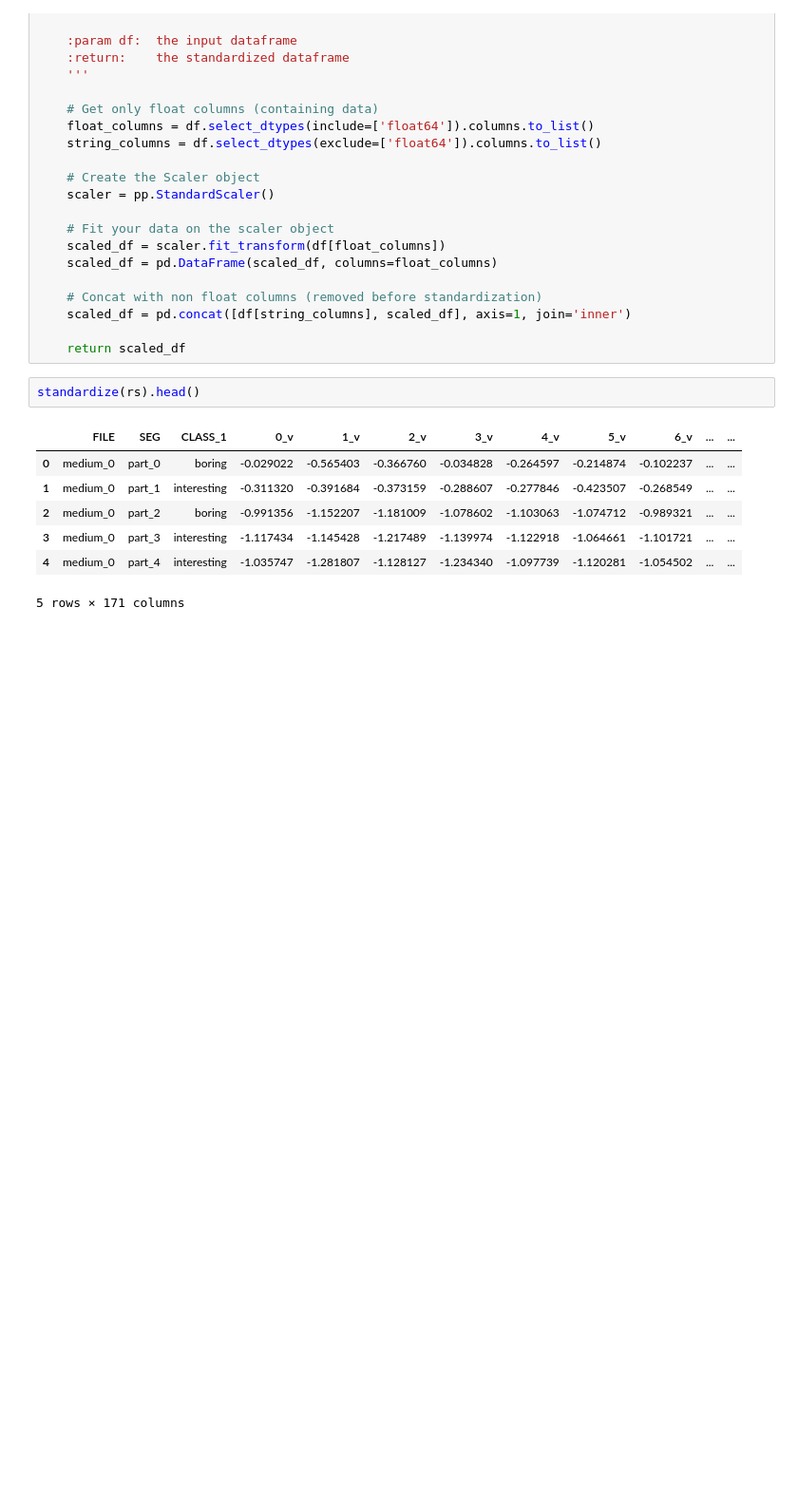
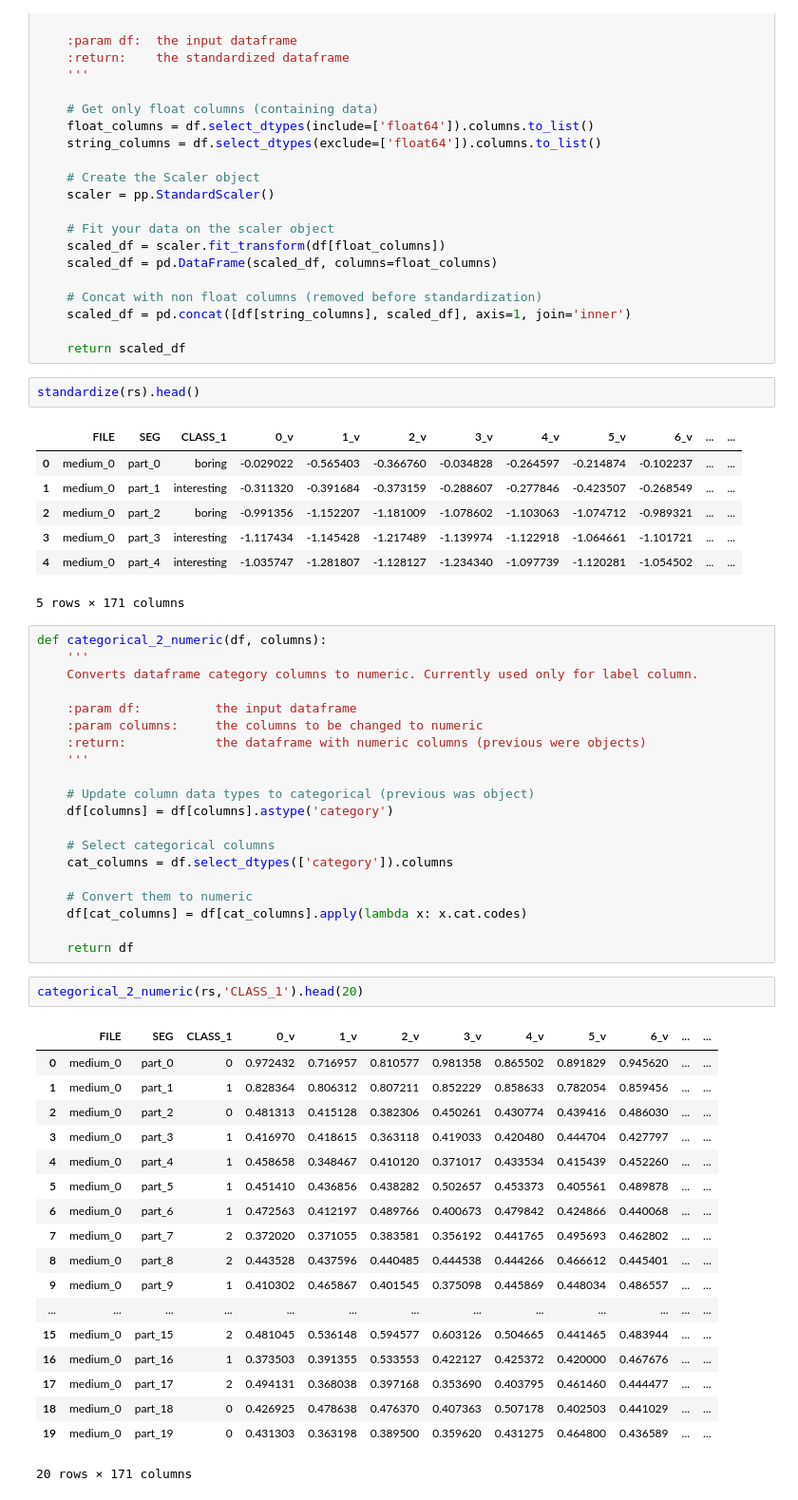
Before and after one commit to cjd1884/pyLectureMultiModalAnalysis, a Jupyter notebook: jupyter/Helpers.ipynb, the cells around one changed output. Shown at 95% size. Drawn from its saved outputs; the diff is of its cells as text; blank space fills up the shorter version.

```diff
--- a/jupyter/Helpers.ipynb
+++ b/jupyter/Helpers.ipynb
@@ -130,3 +130,44 @@ standardize(rs).head()
 | 3 | medium_0 | part_3 | interesting | -1.117434 | -1.145428 | -1.217489 | -1.139974 | -1.122918 | -1.064661 | -1.101721 | ... | ... |
 | 4 | medium_0 | part_4 | interesting | -1.035747 | -1.281807 | -1.128127 | -1.234340 | -1.097739 | -1.120281 | -1.054502 | ... | ... |
 5 rows × 171 columns
+# %%
+def categorical_2_numeric(df, columns):
+    '''
+    Converts dataframe category columns to numeric. Currently used only for label column.
+
+    :param df:          the input dataframe
+    :param columns:     the columns to be changed to numeric
+    :return:            the dataframe with numeric columns (previous were objects)
+    '''
+
+    # Update column data types to categorical (previous was object)
+    df[columns] = df[columns].astype('category')
+
+    # Select categorical columns
+    cat_columns = df.select_dtypes(['category']).columns
+
+    # Convert them to numeric
+    df[cat_columns] = df[cat_columns].apply(lambda x: x.cat.codes)
+
+    return df
+# %%
+categorical_2_numeric(rs,'CLASS_1').head(20)
+# %% [output]
+|  | FILE | SEG | CLASS_1 | 0_v | 1_v | 2_v | 3_v | 4_v | 5_v | 6_v | ... | ... |
+| 0 | medium_0 | part_0 | 0 | 0.972432 | 0.716957 | 0.810577 | 0.981358 | 0.865502 | 0.891829 | 0.945620 | ... | ... |
+| 1 | medium_0 | part_1 | 1 | 0.828364 | 0.806312 | 0.807211 | 0.852229 | 0.858633 | 0.782054 | 0.859456 | ... | ... |
+| 2 | medium_0 | part_2 | 0 | 0.481313 | 0.415128 | 0.382306 | 0.450261 | 0.430774 | 0.439416 | 0.486030 | ... | ... |
+| 3 | medium_0 | part_3 | 1 | 0.416970 | 0.418615 | 0.363118 | 0.419033 | 0.420480 | 0.444704 | 0.427797 | ... | ... |
+| 4 | medium_0 | part_4 | 1 | 0.458658 | 0.348467 | 0.410120 | 0.371017 | 0.433534 | 0.415439 | 0.452260 | ... | ... |
+| 5 | medium_0 | part_5 | 1 | 0.451410 | 0.436856 | 0.438282 | 0.502657 | 0.453373 | 0.405561 | 0.489878 | ... | ... |
+| 6 | medium_0 | part_6 | 1 | 0.472563 | 0.412197 | 0.489766 | 0.400673 | 0.479842 | 0.424866 | 0.440068 | ... | ... |
+| 7 | medium_0 | part_7 | 2 | 0.372020 | 0.371055 | 0.383581 | 0.356192 | 0.441765 | 0.495693 | 0.462802 | ... | ... |
+| 8 | medium_0 | part_8 | 2 | 0.443528 | 0.437596 | 0.440485 | 0.444538 | 0.444266 | 0.466612 | 0.445401 | ... | ... |
+| 9 | medium_0 | part_9 | 1 | 0.410302 | 0.465867 | 0.401545 | 0.375098 | 0.445869 | 0.448034 | 0.486557 | ... | ... |
+| ... | ... | ... | ... | ... | ... | ... | ... | ... | ... | ... | ... | ... |
+| 15 | medium_0 | part_15 | 2 | 0.481045 | 0.536148 | 0.594577 | 0.603126 | 0.504665 | 0.441465 | 0.483944 | ... | ... |
+| 16 | medium_0 | part_16 | 1 | 0.373503 | 0.391355 | 0.533553 | 0.422127 | 0.425372 | 0.420000 | 0.467676 | ... | ... |
+| 17 | medium_0 | part_17 | 2 | 0.494131 | 0.368038 | 0.397168 | 0.353690 | 0.403795 | 0.461460 | 0.444477 | ... | ... |
+| 18 | medium_0 | part_18 | 0 | 0.426925 | 0.478638 | 0.476370 | 0.407363 | 0.507178 | 0.402503 | 0.441029 | ... | ... |
+| 19 | medium_0 | part_19 | 0 | 0.431303 | 0.363198 | 0.389500 | 0.359620 | 0.431275 | 0.464800 | 0.436589 | ... | ... |
+20 rows × 171 columns
```
Also changed, not shown: 3 other files.
